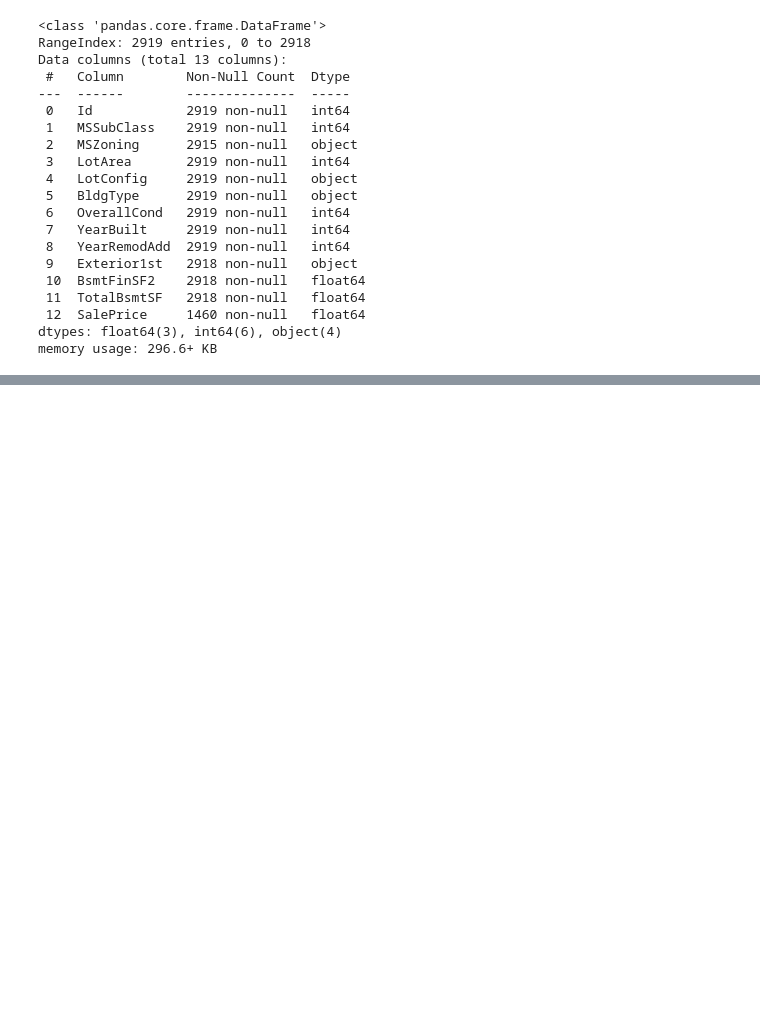
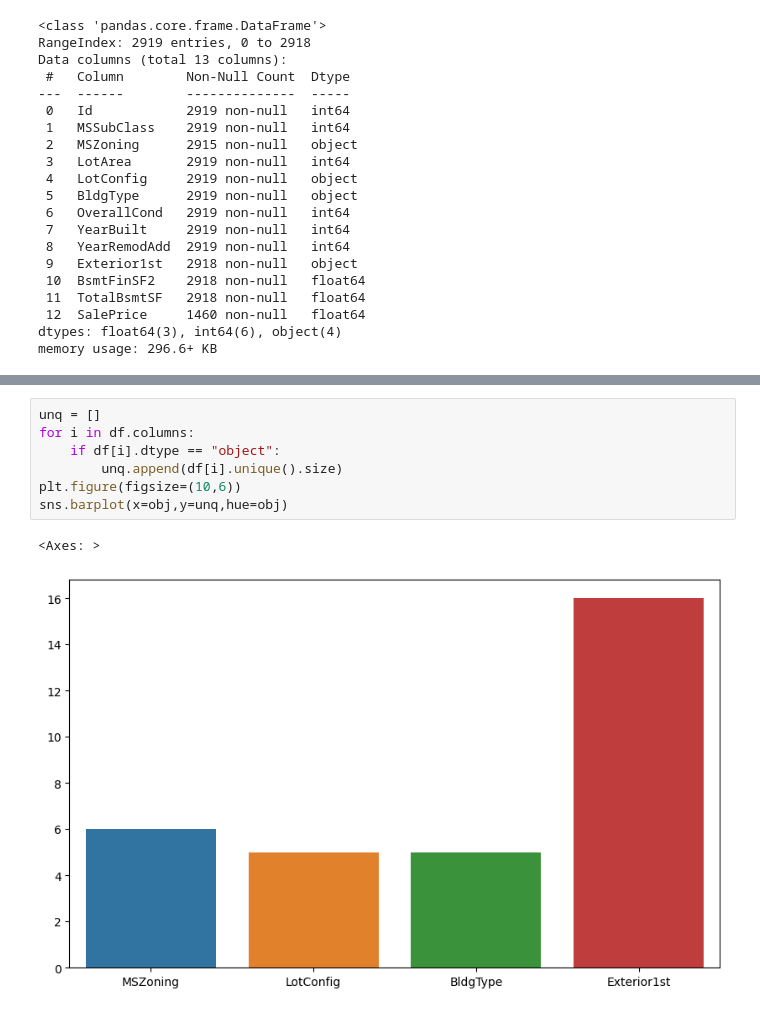
Before and after one commit to Mohitnayak-AI/Machine-Learning, a Jupyter notebook: notebook/houseprice.ipynb, the cells around one changed output, grey strips where cells are left out. Cells and saved outputs as stored; diff of their text form; blank space fills up the shorter version.

```diff
--- a/notebook/houseprice.ipynb
+++ b/notebook/houseprice.ipynb
@@ -68,0 +108,10 @@ memory usage: 296.6+ KB
+# %%
+unq = []
+for i in df.columns:
+    if df[i].dtype == "object":
+        unq.append(df[i].unique().size)
+plt.figure(figsize=(10,6))
+sns.barplot(x=obj,y=unq,hue=obj)
+# %% [output]
+<Axes: >
+[figure, added]
```
Also changed, not shown: parts of 20 cells of this notebook, 1 other file.
